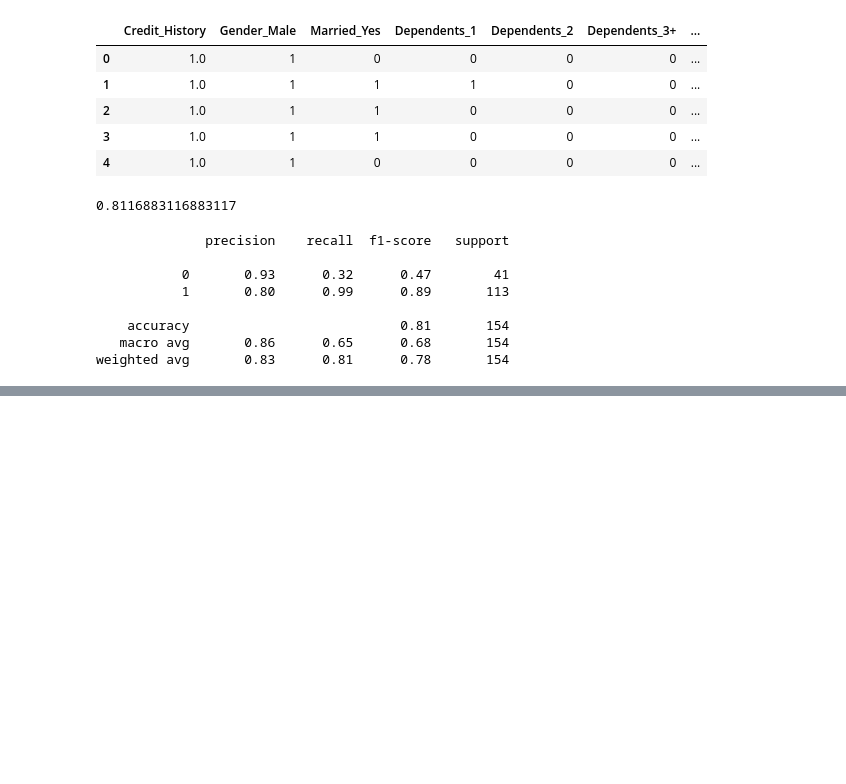
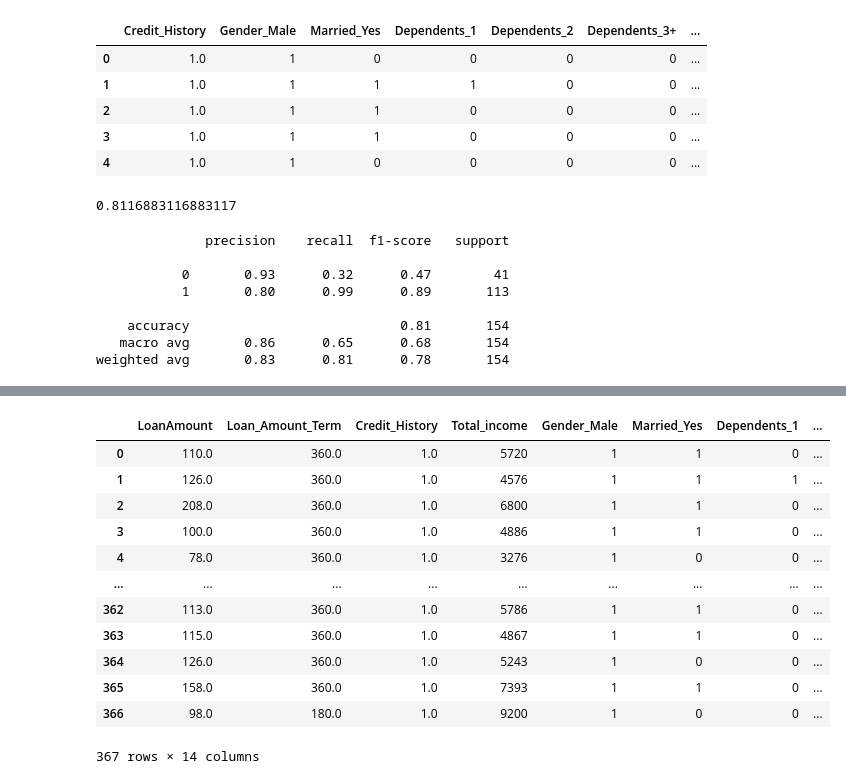
Before and after one commit to Cracker133/homeLoanPrediction, a Jupyter notebook: Home_Loan.ipynb, the cells around one changed output, grey strips where cells are left out. Cells and saved outputs as stored; diff of their text form; code cells hidden in the pictures; blank space fills up the shorter version.

```diff
--- a/Home_Loan.ipynb
+++ b/Home_Loan.ipynb
@@ -462,0 +471,2 @@ weighted avg       0.83      0.81      0.78       154
+# %%
+LR=LR.predict(x_test)
@@ -462,0 +493,5 @@ weighted avg       0.83      0.81      0.78       154
+# %%
+df_result=pd.DataFrame(LR)
+# %%
+df_result=df_result.rename({0:'predicted'},axis=1)
+df_result
@@ -462,0 +512,18 @@ weighted avg       0.83      0.81      0.78       154
+# %%
+df_test['loan_predicted']=df_result
+# %%
+df_test
+# %% [output]
+|  | LoanAmount | Loan_Amount_Term | Credit_History | Total_income | Gender_Male | Married_Yes | Dependents_1 | ... |
+| 0 | 110.0 | 360.0 | 1.0 | 5720 | 1 | 1 | 0 | ... |
+| 1 | 126.0 | 360.0 | 1.0 | 4576 | 1 | 1 | 1 | ... |
+| 2 | 208.0 | 360.0 | 1.0 | 6800 | 1 | 1 | 0 | ... |
+| 3 | 100.0 | 360.0 | 1.0 | 4886 | 1 | 1 | 0 | ... |
+| 4 | 78.0 | 360.0 | 1.0 | 3276 | 1 | 0 | 0 | ... |
+| ... | ... | ... | ... | ... | ... | ... | ... | ... |
+| 362 | 113.0 | 360.0 | 1.0 | 5786 | 1 | 1 | 0 | ... |
+| 363 | 115.0 | 360.0 | 1.0 | 4867 | 1 | 1 | 0 | ... |
+| 364 | 126.0 | 360.0 | 1.0 | 5243 | 1 | 0 | 0 | ... |
+| 365 | 158.0 | 360.0 | 1.0 | 7393 | 1 | 1 | 0 | ... |
+| 366 | 98.0 | 180.0 | 1.0 | 9200 | 1 | 0 | 0 | ... |
+367 rows × 14 columns
```
Also changed, not shown: parts of 17 cells of this notebook.
